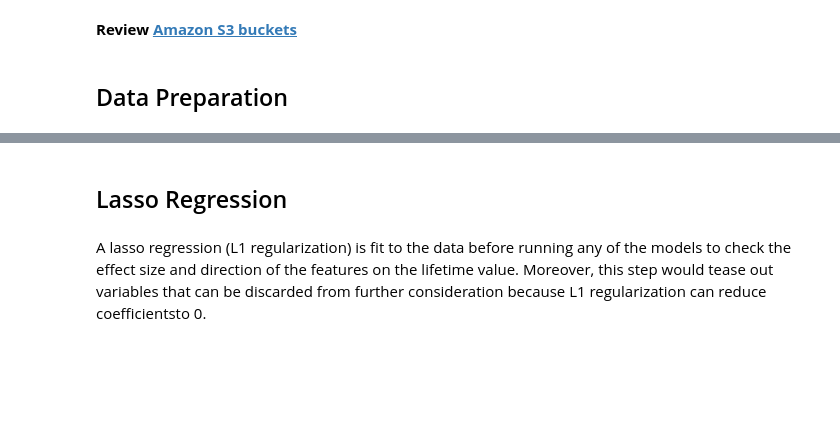
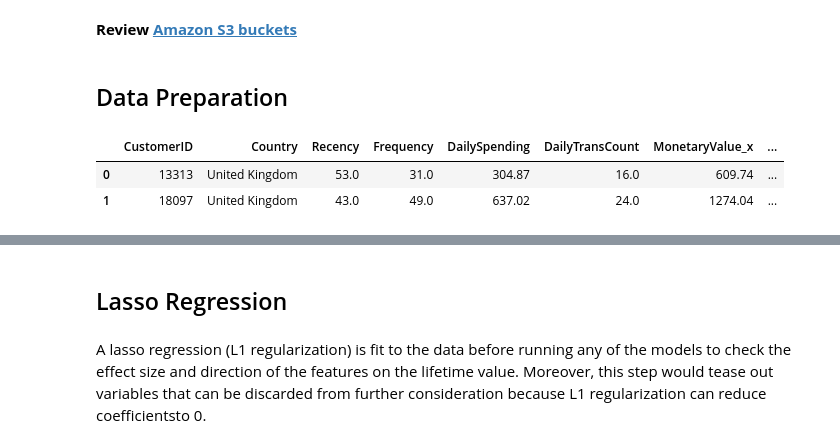
Before and after one commit to vubanc/AWS_DeployedCLVPredictor, a Jupyter notebook: AWS_DeployedCLVPredictor.ipynb, the cells around one changed output, grey strips where cells are left out. Saved outputs shown, nothing was run; the diff lists cells and outputs as text; code cells hidden in the pictures; blank space fills up the shorter version.

```diff
--- a/AWS_DeployedCLVPredictor.ipynb
+++ b/AWS_DeployedCLVPredictor.ipynb
@@ -45,4 +45,11 @@ display(HTML('<b>Review <a target="top" href="https://s3.console.aws.amazon.com/
 Review Amazon S3 buckets
 # %% [markdown]
 ## Data Preparation
+# %%
+df_customers = wr.s3.read_csv(df_customers_uri)
+df_customers.head(2)
+# %% [output]
+|  | CustomerID | Country | Recency | Frequency | DailySpending | DailyTransCount | MonetaryValue_x | ... |
+| 0 | 13313 | United Kingdom | 53.0 | 31.0 | 304.87 | 16.0 | 609.74 | ... |
+| 1 | 18097 | United Kingdom | 43.0 | 49.0 | 637.02 | 24.0 | 1274.04 | ... |
 # %%
```
Also changed, not shown: parts of 15 cells of this notebook.
